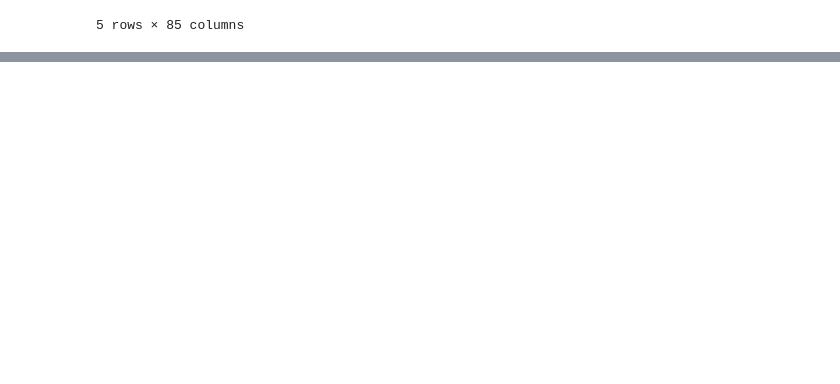
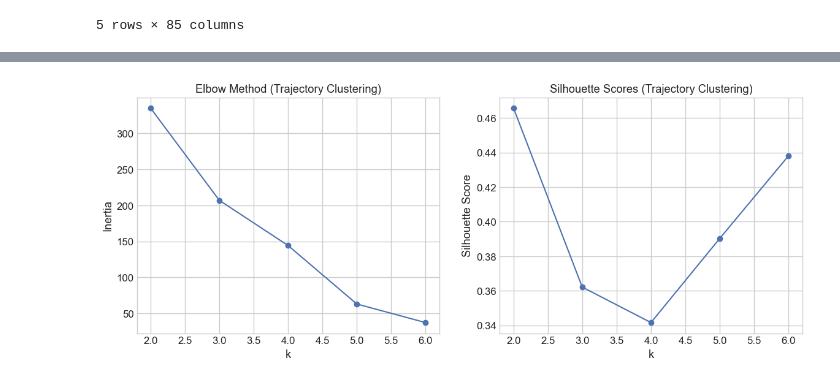
Before and after one commit to daniehben/worldbank-api-pipeline, a Jupyter notebook: notebooks/traj_Clustering.ipynb, the cells around one changed output, grey strips where cells are left out. Cells and saved outputs as stored; diff of their text form; code cells hidden in the pictures; blank space fills up the shorter version.

```diff
--- a/notebooks/traj_Clustering.ipynb
+++ b/notebooks/traj_Clustering.ipynb
@@ -50,0 +415,6 @@ t_df.head()
+# %%
+
+# Use first 3 PCs for clustering
+traj_for_cluster = traj_pca_df[["PC1_traj", "PC2_traj", "PC3_traj"]]
+
+traj_for_cluster.head()
@@ -50,0 +429,33 @@ t_df.head()
+# %%
+from sklearn.metrics import silhouette_score
+
+inertias = []
+sil_scores = []
+K = range(2, 7)  # try between 2 and 6 clusters
+
+for k in K:
+    km = KMeans(n_clusters=k, random_state=42)
+    labels = km.fit_predict(traj_for_cluster)
+
+    inertias.append(km.inertia_)
+    sil_scores.append(silhouette_score(traj_for_cluster, labels))
+
+plt.figure(figsize=(14,5))
+
+# Elbow
+plt.subplot(1,2,1)
+plt.plot(K, inertias, marker='o')
+plt.title("Elbow Method (Trajectory Clustering)")
+plt.xlabel("k")
+plt.ylabel("Inertia")
+
+# Silhouette
+plt.subplot(1,2,2)
+plt.plot(K, sil_scores, marker='o')
+plt.title("Silhouette Scores (Trajectory Clustering)")
+plt.xlabel("k")
+plt.ylabel("Silhouette Score")
+plt.savefig(OUTPUT_DIR / "traj_clustering_elbow_silhouette.png", dpi=300)
+plt.show()
+# %% [output]
+[figure, added]
```
Also changed, not shown: parts of 52 cells of this notebook.
